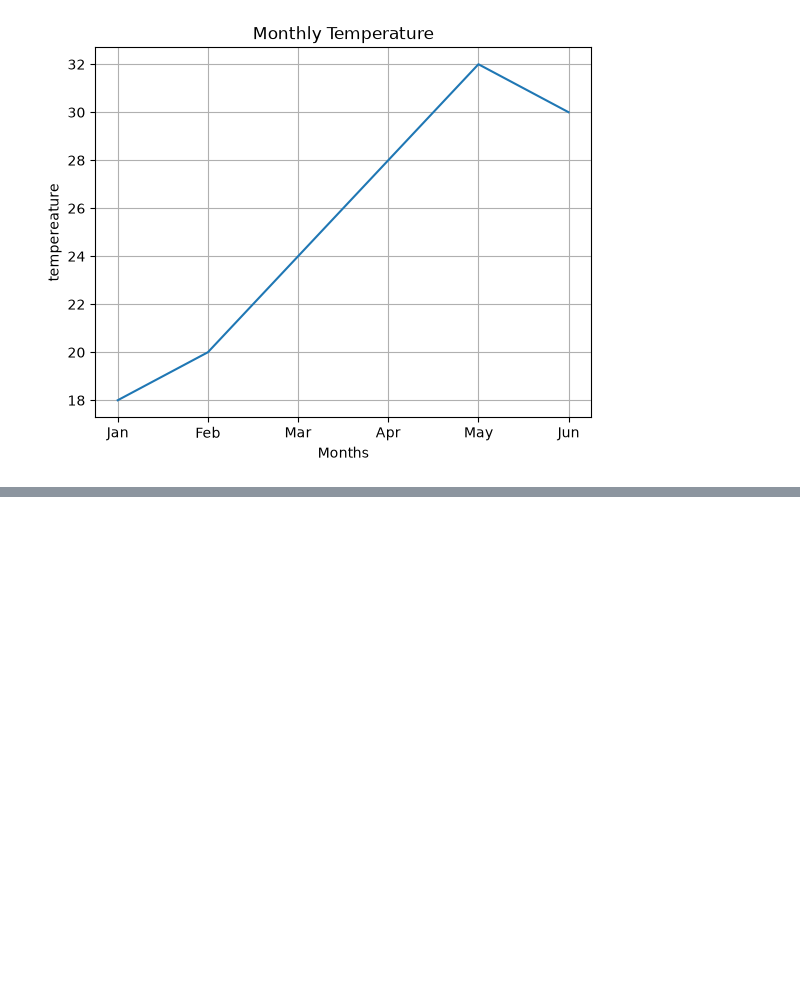
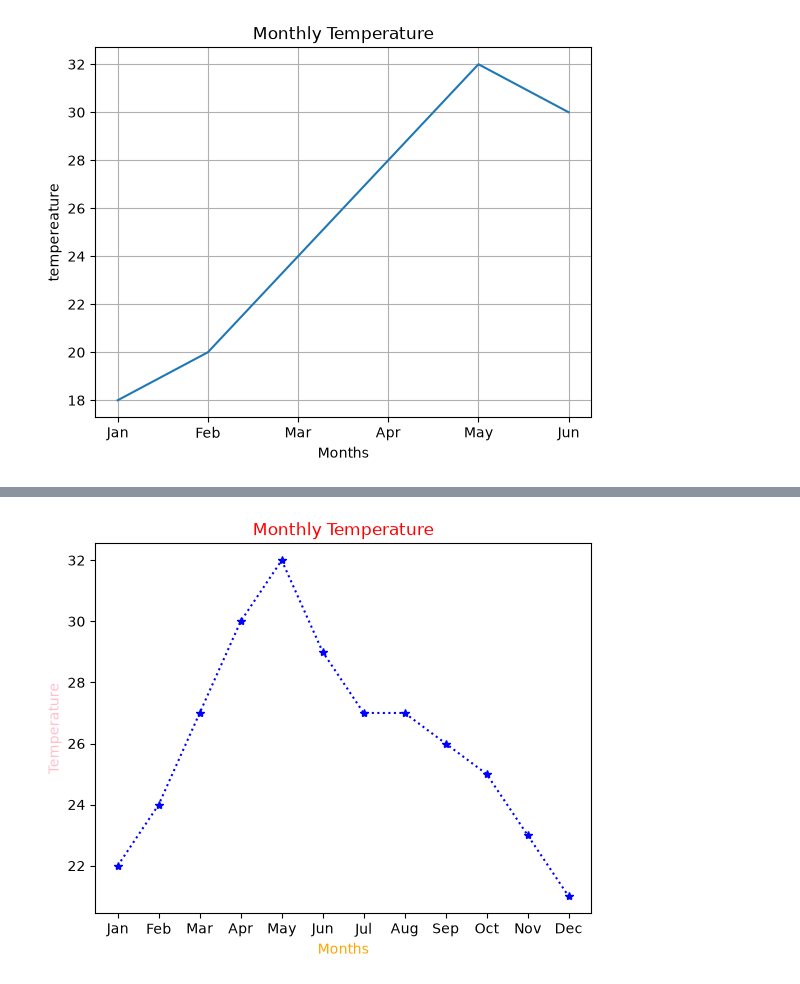
Before and after one commit to khanzahid2223/AI_Bootcamp, a Jupyter notebook: Matplotlib/1.Line Plot.ipynb, the cells around one changed output, grey strips where cells are left out. Saved outputs shown, nothing was run; the diff lists cells and outputs as text; code cells hidden in the pictures; blank space fills up the shorter version.

```diff
--- a/Matplotlib/1.Line Plot.ipynb
+++ b/Matplotlib/1.Line Plot.ipynb
@@ -57,0 +69,13 @@ plt.show()
+# %%
+# Monthly Temperature
+months = ["Jan", "Feb", "Mar", "Apr", "May", "Jun",
+          "Jul", "Aug", "Sep", "Oct", "Nov", "Dec"]
+
+temperature = [22, 24, 27, 30, 32, 29, 27, 27, 26, 25, 23, 21]
+plt.plot(months,temperature,color="blue",marker="*",linestyle=":")
+plt.title("Monthly Temperature",color="red")
+plt.xlabel("Months",color="orange")
+plt.ylabel("Temperature",color="pink")
+plt.show()
+# %% [output]
+[figure, added]
```
Also changed, not shown: parts of 4 cells of this notebook, 2 other files.
